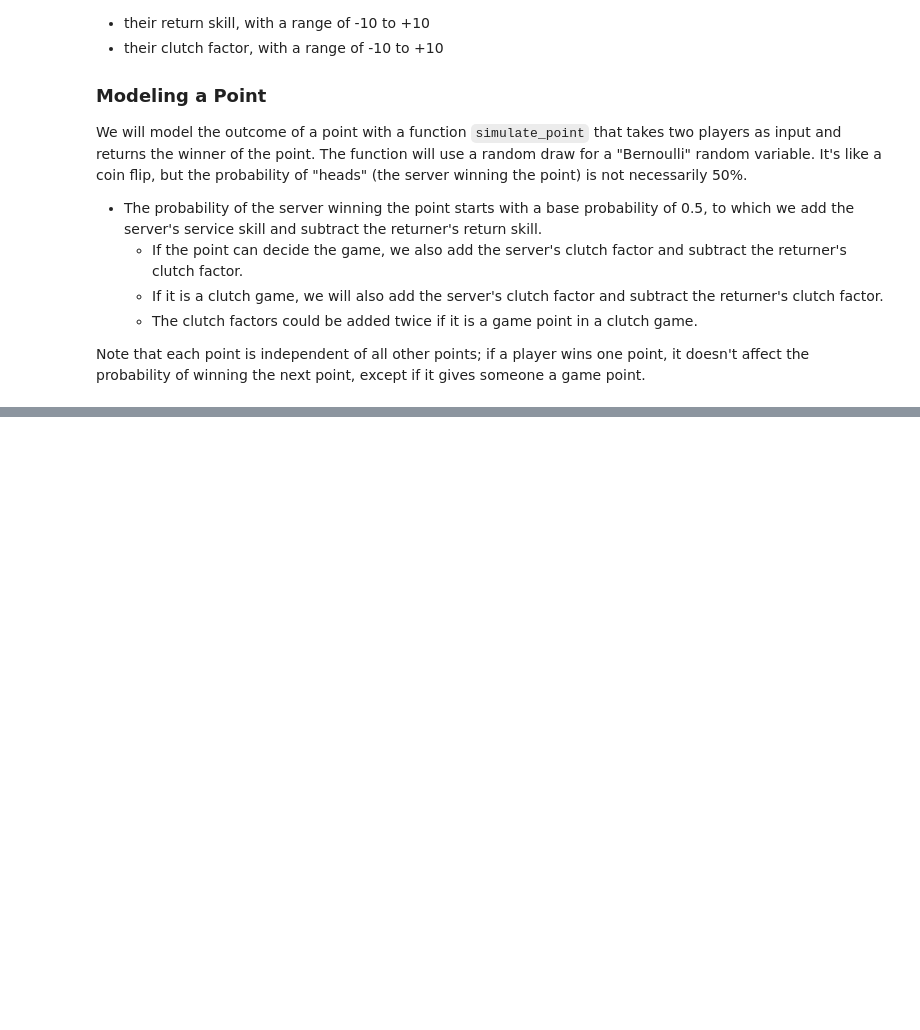
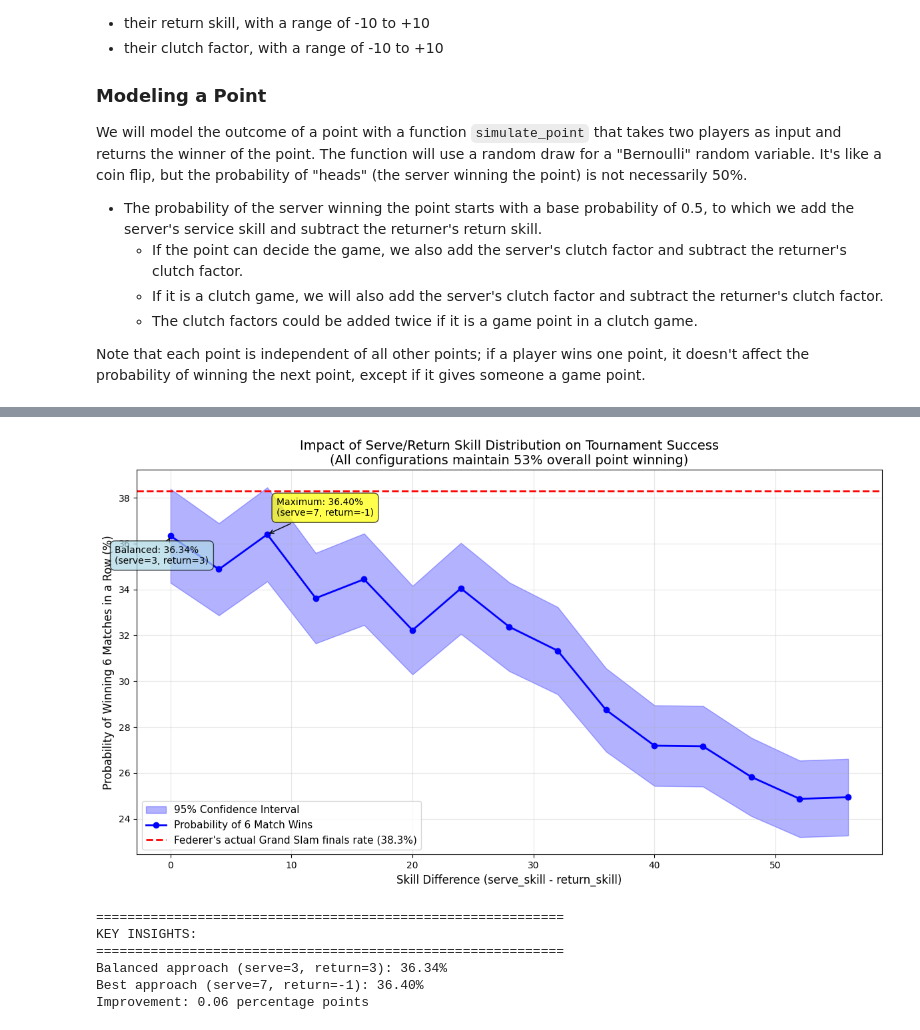
Before and after one commit to umsi211F2025/umsi211-f25-course-resources, a Jupyter notebook: week8-9/tennis_simulations.ipynb, the cells around one changed output, grey strips where cells are left out. Drawn from its saved outputs; the diff is of its cells as text; code cells hidden in the pictures; blank space fills up the shorter version.

```diff
--- a/week8-9/tennis_simulations.ipynb
+++ b/week8-9/tennis_simulations.ipynb
@@ -380,0 +881,66 @@ Federer won 781 out of 1000 matches (78.1%)
+# %%
+# Graph the results with confidence intervals
+plt.figure(figsize=(12, 7))
+
+# Convert lists to numpy arrays for easier calculation
+skill_diffs_array = np.array(skill_differences)
+six_match_probs_array = np.array(six_match_probabilities)
+six_match_std_array = np.array(six_match_std_devs)
+
+# Calculate 95% confidence intervals (approximately 2 standard errors)
+ci_multiplier = 1.96  # For 95% confidence interval
+lower_bound = six_match_probs_array - ci_multiplier * six_match_std_array
+upper_bound = six_match_probs_array + ci_multiplier * six_match_std_array
+
+# Plot the confidence interval as a shaded region
+plt.fill_between(skill_diffs_array, lower_bound, upper_bound,
+                 alpha=0.3, color='blue', label='95% Confidence Interval')
+
+# Plot the main line
+plt.plot(skill_differences, six_match_probabilities, 'b-o', linewidth=2, markersize=6,
+         label='Probability of 6 Match Wins')
+
+# Add Federer's actual rate
+plt.axhline(y=38.3, color='r', linestyle='--', linewidth=2,
+           label="Federer's actual Grand Slam finals rate (38.3%)")
+
+plt.xlabel('Skill Difference (serve_skill - return_skill)', fontsize=12)
+plt.ylabel('Probability of Winning 6 Matches in a Row (%)', fontsize=12)
+plt.title('Impact of Serve/Return Skill Distribution on Tournament Success\n(All configurations maintain 53% overall point winning)', fontsize=14)
+plt.grid(True, alpha=0.3)
+plt.legend(fontsize=11)
+
+# Add annotation for the maximum
+max_idx = np.argmax(six_match_probabilities)
+plt.annotate(f'Maximum: {six_match_probabilities[max_idx]:.2f}%\n(serve={serve_skills[max_idx]}, return={6-serve_skills[max_idx]})',
+             xy=(skill_differences[max_idx], six_match_probabilities[max_idx]),
+             xytext=(10, 20), textcoords='offset points',
+             bbox=dict(boxstyle='round,pad=0.5', fc='yellow', alpha=0.7),
+             arrowprops=dict(arrowstyle='->', connectionstyle='arc3,rad=0'))
+
+# Add annotation for balanced case
+balanced_idx = list(serve_skills).index(3)
+plt.annotate(f'Balanced: {six_match_probabilities[balanced_idx]:.2f}%\n(serve=3, return=3)',
+             xy=(skill_differences[balanced_idx], six_match_probabilities[balanced_idx]),
+             xytext=(-60, -30), textcoords='offset points',
+             bbox=dict(boxstyle='round,pad=0.5', fc='lightblue', alpha=0.7),
+             arrowprops=dict(arrowstyle='->', connectionstyle='arc3,rad=0'))
+
+plt.tight_layout()
+plt.show()
+
+# Summary statistics
+print("\n" + "="*60)
+print("KEY INSIGHTS:")
+print("="*60)
+print(f"Balanced approach (serve=3, return=3): {six_match_probabilities[balanced_idx]:.2f}%")
+print(f"Best approach (serve={serve_skills[max_idx]}, return={6-serve_skills[max_idx]}): {six_match_probabilities[max_idx]:.2f}%")
+print(f"Improvement: {six_match_probabilities[max_idx] - six_match_probabilities[balanced_idx]:.2f} percentage points")
+# %% [output]
+[figure, added]
+============================================================
+KEY INSIGHTS:
+============================================================
+Balanced approach (serve=3, return=3): 36.34%
+Best approach (serve=7, return=-1): 36.40%
+Improvement: 0.06 percentage points
```
Also changed, not shown: parts of 32 cells of this notebook.
